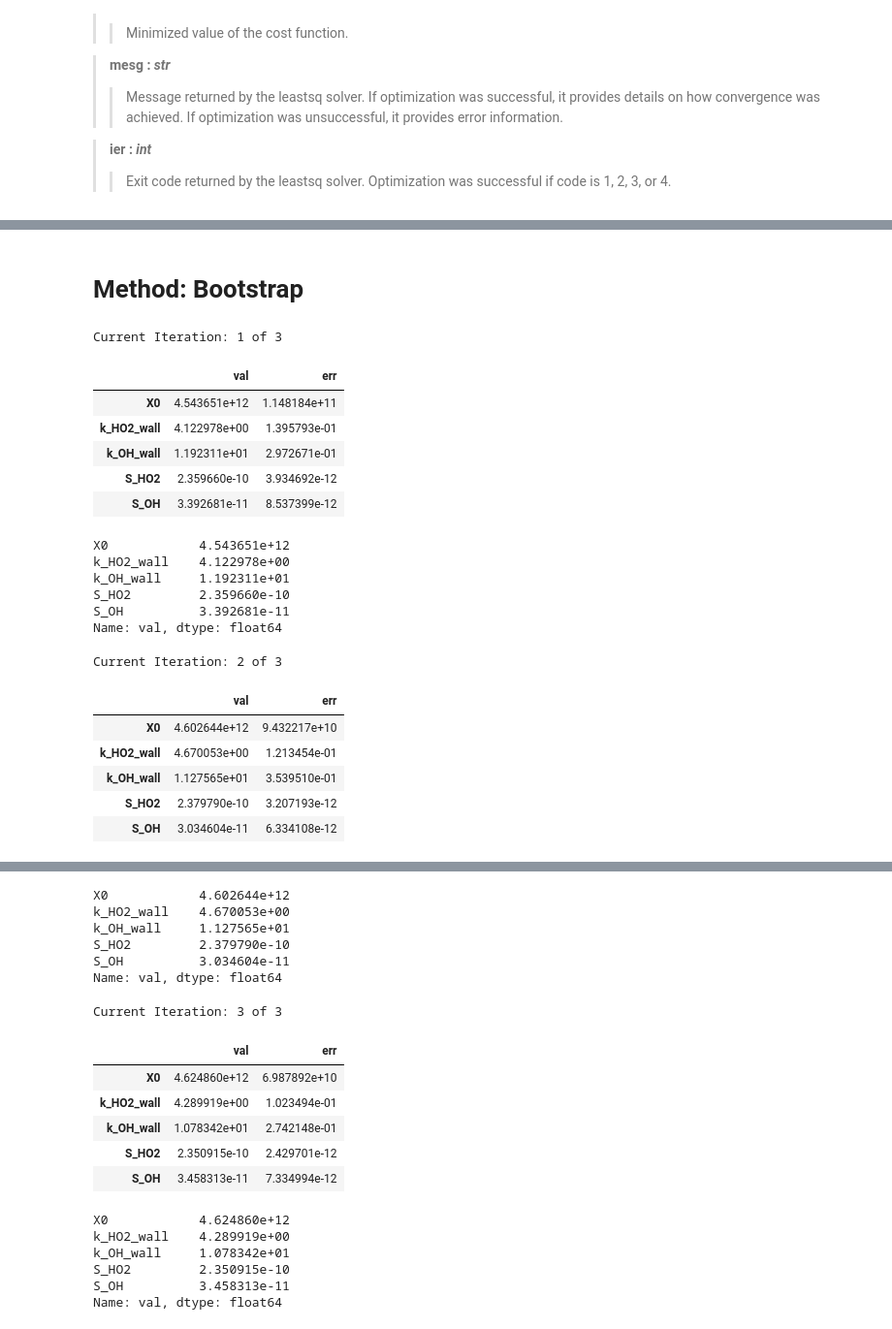
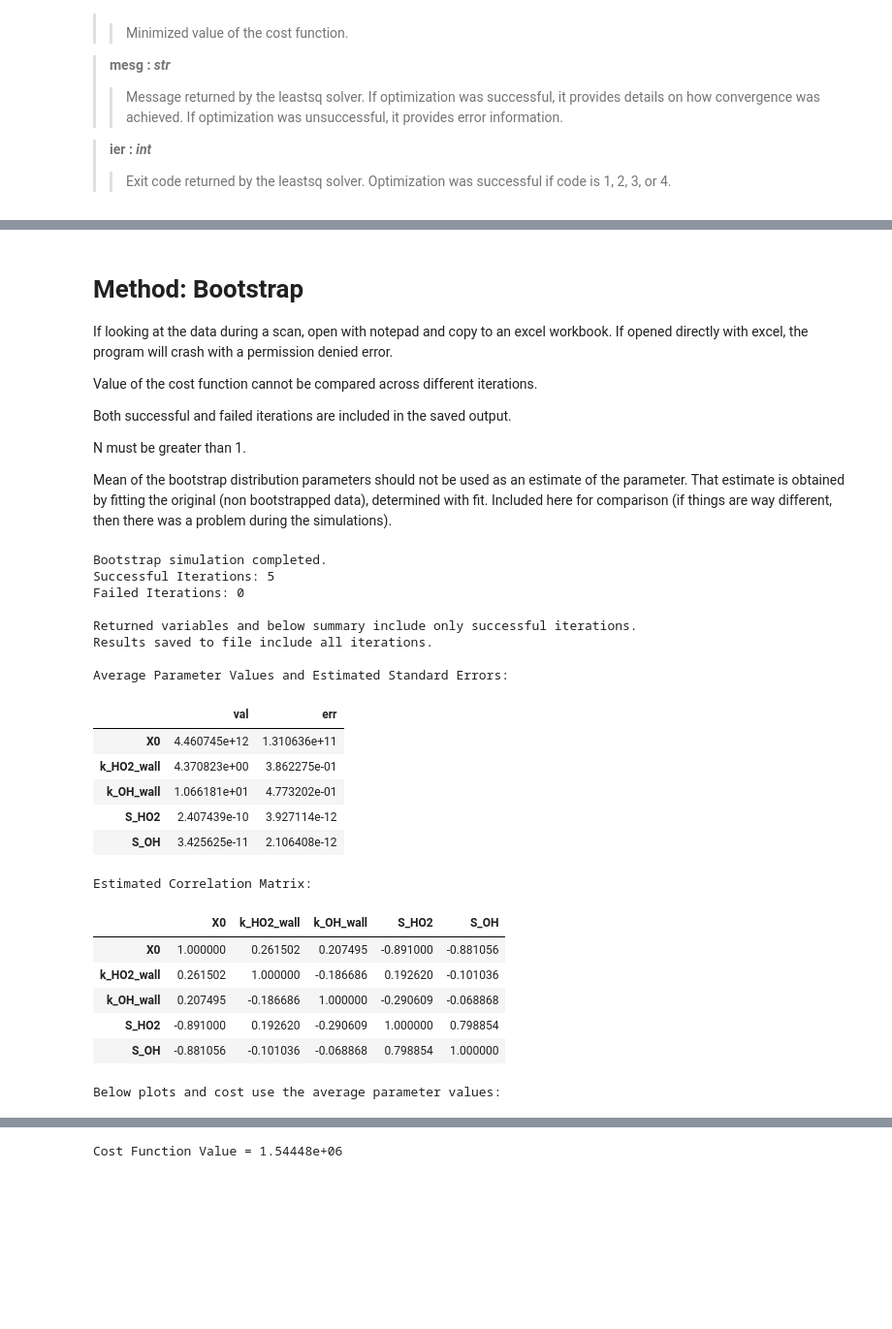
Before and after one commit to mdsmarte/ALS-Kinetic-Model, a Jupyter notebook: ex_notebook_1.ipynb, the cells around one changed output, grey strips where cells are left out. Shown at 97% size. Saved outputs shown, nothing was run; the diff lists cells and outputs as text; code cells hidden in the pictures; blank space fills up the shorter version.

Commit message:
Ready for testing an overnight bootstrap simulation

```diff
--- a/ex_notebook_1.ipynb
+++ b/ex_notebook_1.ipynb
@@ -503,28 +503,43 @@ Correlation Matrix:
 | S_OH | -0.100691 | 0.046223 | -0.017550 | 0.093880 | 1.000000 |
 [interactive output not drawn]
 [interactive output not drawn]
-# %% [markdown]
-# Method: Bootstrap
+# %% [markdown]
+# Method: Bootstrap
+
+If looking at the data during a scan, open with notepad and copy to an excel workbook.  If opened directly with excel, the program will crash with a permission denied error.
+
+Value of the cost function cannot be compared across different iterations.
+
+Both successful and failed iterations are included in the saved output.
+
+N must be greater than 1.
+
+Mean of the bootstrap distribution parameters should not be used as an estimate of the parameter.  That estimate is obtained by fitting the original (non bootstrapped data), determined with fit.  Included here for comparison (if things are way different, then there was a problem during the simulations).
 # %%
-x = model.bootstrap(t, tbin, df_data, df_model_params, df_ALS_params, N=3)
+% matplotlib notebook
+
+df_p, df_cov_p, df_corr_p \
+    = model.bootstrap(t, tbin, df_data, df_model_params, df_ALS_params, N=5, save_fn='ex_bootstrap_1.csv')
 # %% [output]
-Current Iteration: 1 of 3
+Bootstrap simulation completed.
+Successful Iterations: 5
+Failed Iterations: 0
+
+Returned variables and below summary include only successful iterations.
+Results saved to file include all iterations.
+
+Average Parameter Values and Estimated Standard Errors:
 |  | val | err |
-| X0 | 4.543651e+12 | 1.148184e+11 |
-| k_HO2_wall | 4.122978e+00 | 1.395793e-01 |
-| k_OH_wall | 1.192311e+01 | 2.972671e-01 |
-| S_HO2 | 2.359660e-10 | 3.934692e-12 |
-| S_OH | 3.392681e-11 | 8.537399e-12 |
+| X0 | 4.460745e+12 | 1.310636e+11 |
+| k_HO2_wall | 4.370823e+00 | 3.862275e-01 |
+| k_OH_wall | 1.066181e+01 | 4.773202e-01 |
+| S_HO2 | 2.407439e-10 | 3.927114e-12 |
+| S_OH | 3.425625e-11 | 2.106408e-12 |
-X0            4.543651e+12
-k_HO2_wall    4.122978e+00
-k_OH_wall     1.192311e+01
-S_HO2         2.359660e-10
-S_OH          3.392681e-11
-Name: val, dtype: float64
+Estimated Correlation Matrix:
+|  | X0 | k_HO2_wall | k_OH_wall | S_HO2 | S_OH |
+| X0 | 1.000000 | 0.261502 | 0.207495 | -0.891000 | -0.881056 |
+| k_HO2_wall | 0.261502 | 1.000000 | -0.186686 | 0.192620 | -0.101036 |
+| k_OH_wall | 0.207495 | -0.186686 | 1.000000 | -0.290609 | -0.068868 |
+| S_HO2 | -0.891000 | 0.192620 | -0.290609 | 1.000000 | 0.798854 |
+| S_OH | -0.881056 | -0.101036 | -0.068868 | 0.798854 | 1.000000 |
-Current Iteration: 2 of 3
+Below plots and cost use the average parameter values:
-|  | val | err |
-| X0 | 4.602644e+12 | 9.432217e+10 |
-| k_HO2_wall | 4.670053e+00 | 1.213454e-01 |
-| k_OH_wall | 1.127565e+01 | 3.539510e-01 |
-| S_HO2 | 2.379790e-10 | 3.207193e-12 |
-| S_OH | 3.034604e-11 | 6.334108e-12 |
@@ -531,19 +548 @@ Current Iteration: 2 of 3
-X0            4.602644e+12
-k_HO2_wall    4.670053e+00
-k_OH_wall     1.127565e+01
-S_HO2         2.379790e-10
-S_OH          3.034604e-11
-Name: val, dtype: float64
+Cost Function Value = 1.54448e+06
-Current Iteration: 3 of 3
-|  | val | err |
-| X0 | 4.624860e+12 | 6.987892e+10 |
-| k_HO2_wall | 4.289919e+00 | 1.023494e-01 |
-| k_OH_wall | 1.078342e+01 | 2.742148e-01 |
-| S_HO2 | 2.350915e-10 | 2.429701e-12 |
-| S_OH | 3.458313e-11 | 7.334994e-12 |
-X0            4.624860e+12
-k_HO2_wall    4.289919e+00
-k_OH_wall     1.078342e+01
-S_HO2         2.350915e-10
-S_OH          3.458313e-11
-Name: val, dtype: float64
```
Also changed, not shown: parts of 2 cells of this notebook, 2 other files.
